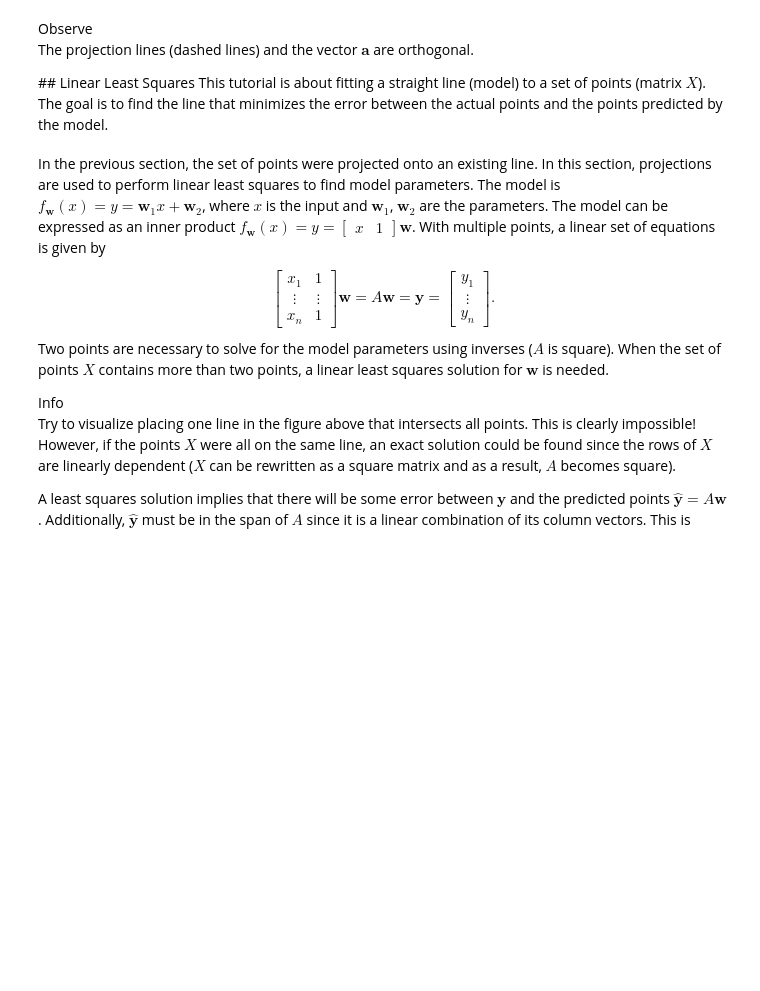
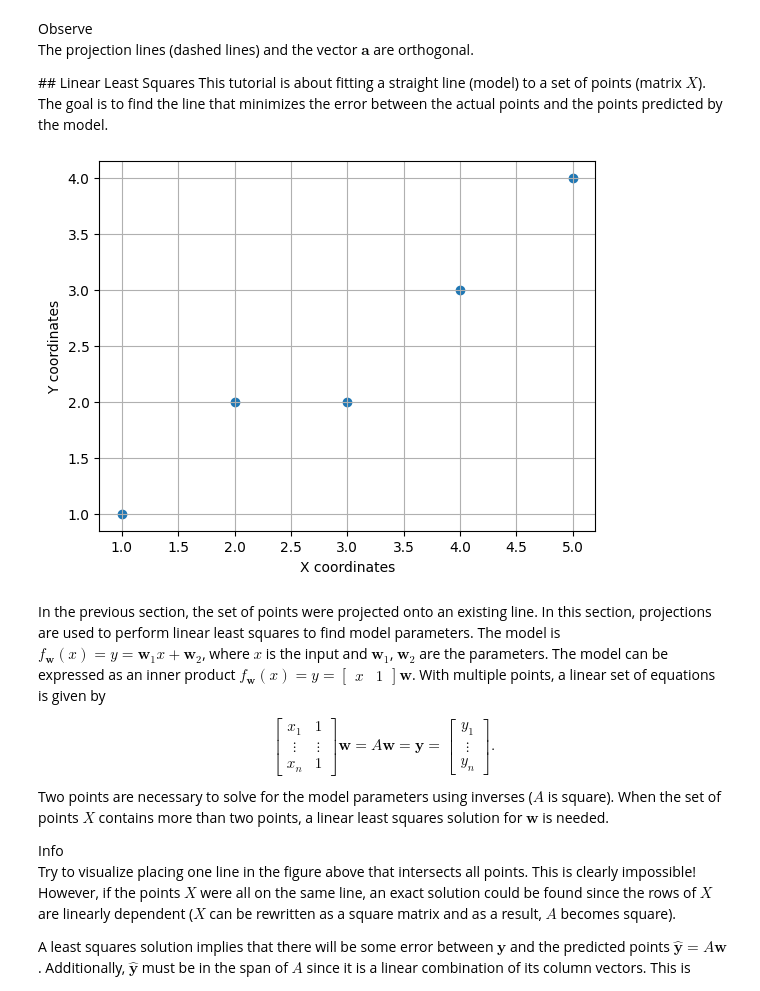
Before and after one commit to JohannesHackl/Intro_To_MachineLearning_EXERCISES, a Jupyter notebook: W05_LeastSquares/00-projection_least_sq.ipynb, the cells around one changed output. Cells and saved outputs as stored; diff of their text form; code cells hidden in the pictures; blank space fills up the shorter version.

```diff
--- a/W05_LeastSquares/00-projection_least_sq.ipynb
+++ b/W05_LeastSquares/00-projection_least_sq.ipynb
@@ -122,18 +144,22 @@ This tutorial is about fitting a straight line (model) to a set of points (matri
 # %%
 ## 3
 # Define the example points
 X = np.array([
     [1, 1],
     [2, 2],
-    [3, 2]
+    [3, 2],
+    [4, 3],
+    [5, 4]
 ]).T
 
 plt.grid(True)
 plt.scatter(X[0, :], X[1, :])
 plt.xlabel("X coordinates")
 plt.ylabel("Y coordinates")
 # Display the plot
 plt.show()
+# %% [output]
+[figure, added]
 # %% [markdown]
 In the previous section, the set of points were projected onto an existing line. In this section, projections are used to perform linear least squares to find model parameters. The model is $f_\mathbf{w}(x) = y = \mathbf{w}_1x + \mathbf{w}_2$, where $x$ is the input and $\mathbf{w}_1$, $\mathbf{w}_2$ are the parameters. The model can be expressed as an inner product $f_\mathbf{w}(x) = y = \begin{bmatrix}x& 1\end{bmatrix}\mathbf{w}$.
 With multiple points, a linear set of equations is given by
```
Also changed, not shown: parts of 13 cells of this notebook, 4 other files.
